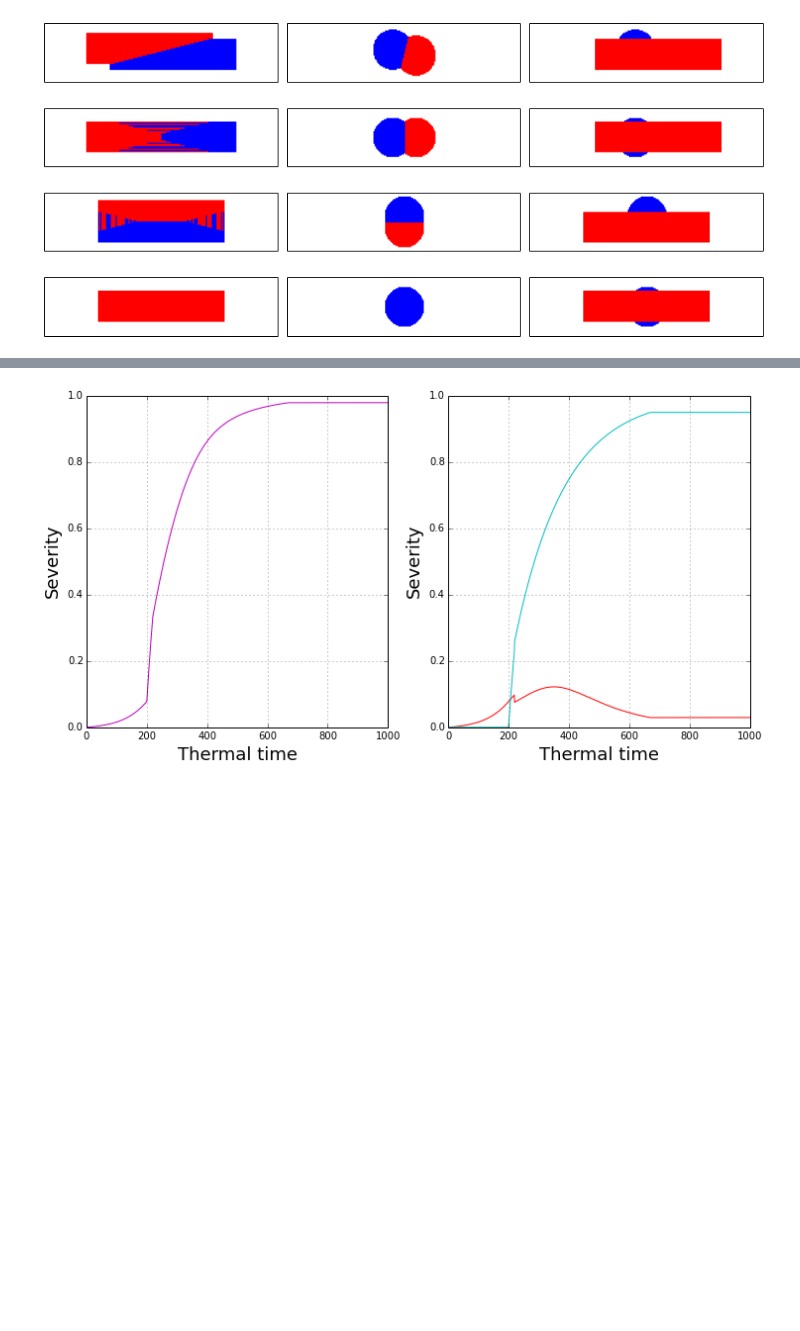
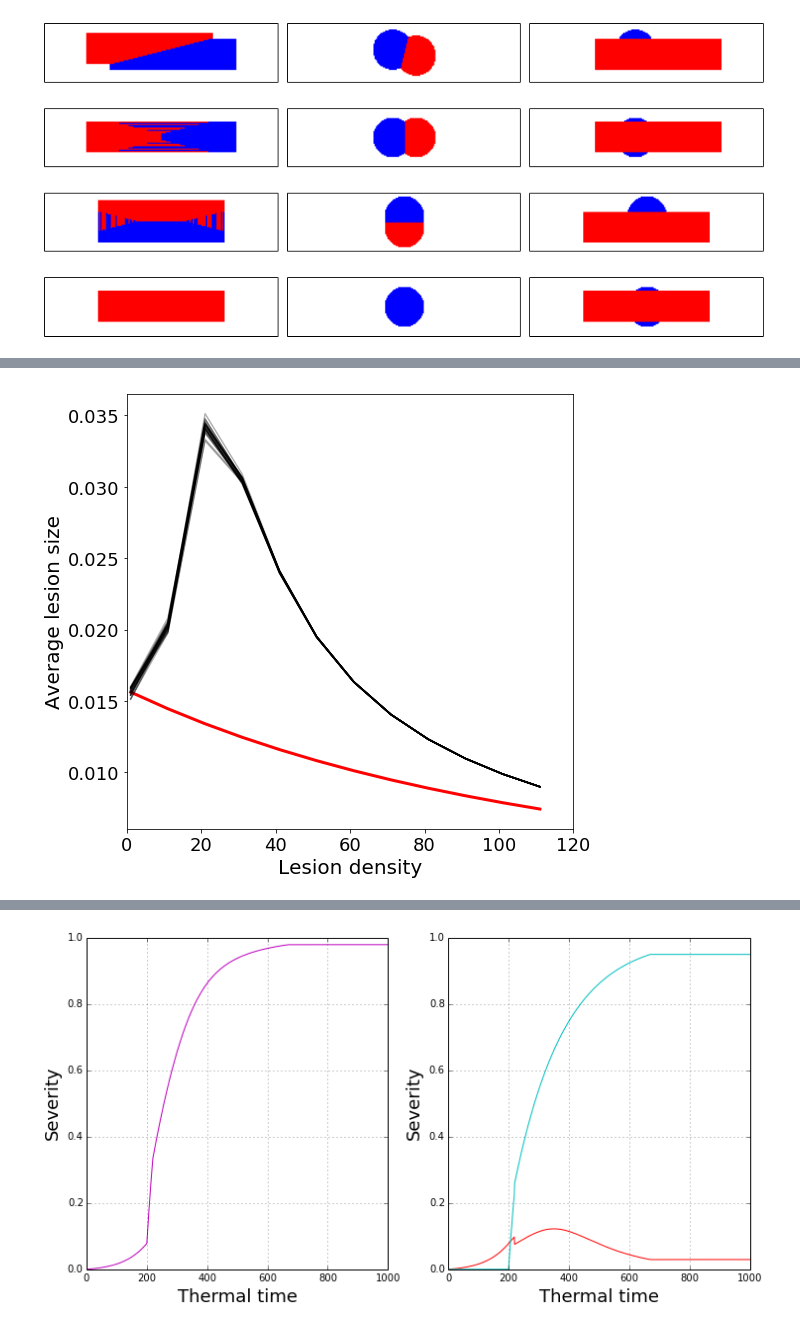
Before and after one commit to openalea-incubator/alep, a Jupyter notebook: example/septo_rust_competition_leaf.ipynb, the cells around one changed output, grey strips where cells are left out. Saved outputs shown, nothing was run; the diff lists cells and outputs as text; code cells hidden in the pictures; blank space fills up the shorter version.

```diff
--- a/example/septo_rust_competition_leaf.ipynb
+++ b/example/septo_rust_competition_leaf.ipynb
@@ -1032,0 +1127,66 @@ def true_area_impacted(nb_lesions, leaf_area, mean_lesion_size):
+# %%
+# Test density effect on average lesion size
+L, W = 10, 3
+dL, dW = 0.01, 0.01
+leaf = np.zeros((int(L/dL), int(W/dW)), dtype=int)
+X, Y = leaf.shape
+s_leaf = L * W
+nb_steps = 250.
+densities = np.arange(1, 115, 10)
+# densities = [1]
+
+# Poisson approach
+sev_poi = []
+for density in densities:
+    nb_lesions = s_leaf * density
+    lesions = [AvgRustLesion(0.5, 0.5) for i in range(nb_lesions)]
+    s_rust_no_limit = 0.
+    for i in range(int(nb_steps)):
+        s_rust = 0.
+        for l in lesions:
+            s_rust += l.surface
+            l.growth(dt = 1.)
+
+        total_demand = sum(l.growth_demand for l in lesions)
+        s_rust_no_limit += total_demand
+        true_area = true_area_impacted(nb_lesions, s_leaf, s_rust_no_limit/nb_lesions)
+        offer = true_area - s_rust
+        for l in lesions:
+            offer_lesion = l.growth_demand * offer/total_demand if total_demand>0. else 0.
+            l.control_growth(offer_lesion)
+    severity = float(s_rust) / s_leaf
+    sev_poi.append(severity*s_leaf/nb_lesions)
+
+
+# Geom approach
+tries = {k:[] for k in range(30)}
+for k in tries.iterkeys():
+    lesions = []
+    RustLesion.lid = 0
+    leaf[:,:]=0
+    competition_model = biological_competition
+    for density in densities:
+        nb_lesions = s_leaf * density
+        leaf = init_lesion(leaf, LesionModel = RustLesion, competition_model = competition_model, n = nb_lesions)
+        for lesion in lesions:
+            lesion.growth(dt=nb_steps)
+        leaf = competition_model(leaf,lesions)
+        severity = 1 - float(sum(leaf==0))/size(leaf)
+        tries[k].append(severity*s_leaf/nb_lesions)
+
+fig, ax = plt.subplots(figsize=(8,8))
+ax.plot(densities, sev_poi, 'r', linewidth=3)
+for lesion_size_geom in tries.itervalues():
+    ax.plot(densities, lesion_size_geom, color='k', alpha = 0.3)
+# ax.set_ylim([0, 0.2])
+ax.set_xlim([0, 120])
+ax.set_xlabel('Lesion density', fontsize = 20)
+ax.set_ylabel('Average lesion size', fontsize = 20)
+# ax.grid(alpha=0.8)
+# proxys = [plt.Line2D((0,1),(0,0), color='k', alpha=0.3),
+#          plt.Line2D((0,1),(0,0), color='r')]
+# labels = ['Simulations with\nModel 1', 'Model 2 - Septoria']
+# ax.legend(proxys, labels, bbox_to_anchor=(1.01, 1), loc=2, borderaxespad=0., fontsize=18)
+ax.tick_params(axis='both', labelsize=18)
+# %% [output]
+[figure, added]
```
Also changed, not shown: parts of 14 cells of this notebook, 5 other files.
